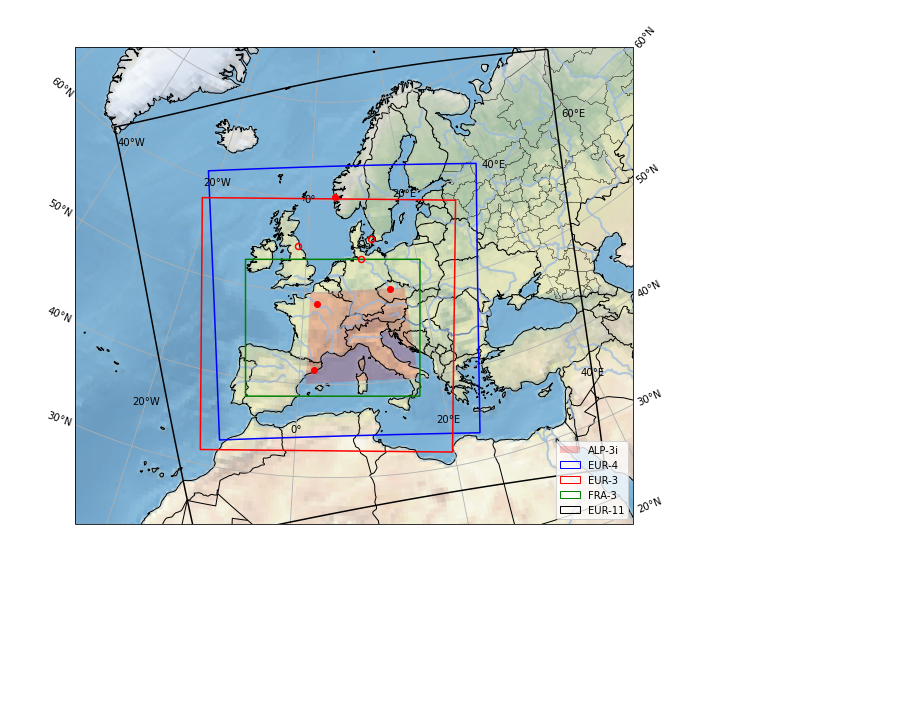
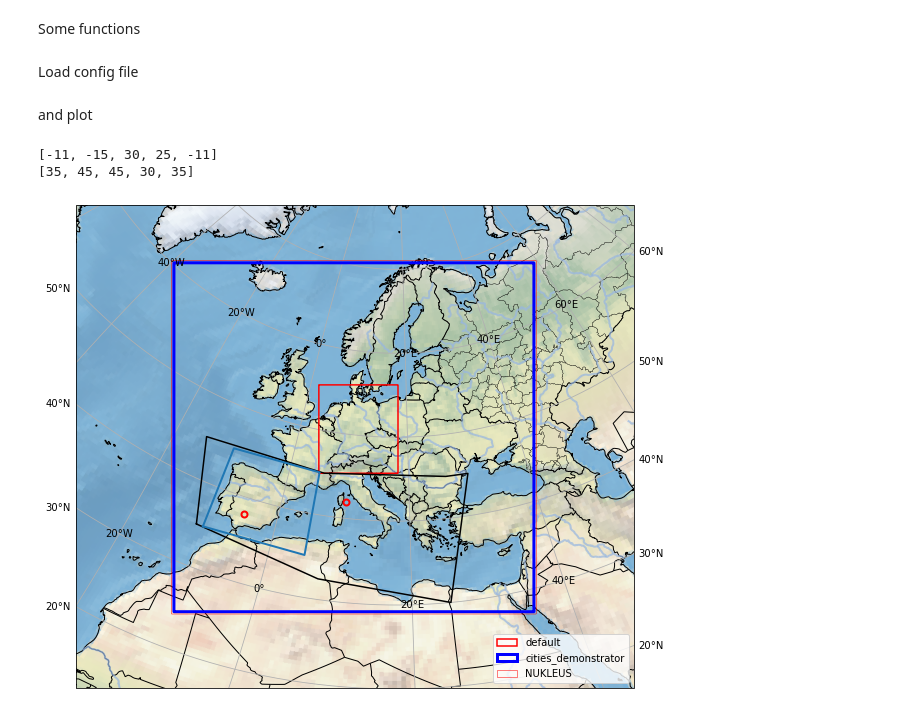
Before and after one commit to jesusff/domains, a Jupyter notebook: plot_domain.ipynb, the cells around one changed output. Saved outputs shown, nothing was run; the diff lists cells and outputs as text; code cells hidden in the pictures; blank space fills up the shorter version.

```diff
--- a/plot_domain.ipynb
+++ b/plot_domain.ipynb
@@ -22,3 +18,8 @@ cities_additional = ['Hamburg', 'Newcastle upon Tyne', 'Copenhagen']
+# %%
+# EUR-11 rotated lat-lon projection
+proj = ccrs.RotatedPole(pole_longitude=-162., pole_latitude=39.25, central_rotated_longitude=0)
+# %% [markdown]
+Some functions
 # %%
 def get_interior_borders(orog_file, dist=10):
   ds = xr.load_dataset(orog_file)
@@ -67,25 +98,29 @@ def plot_cities(axis, names, **kwargs):
+# %% [markdown]
+Load config file
+# %%
+with open('domains.yml', 'r') as f:
+    plot_data = yaml.safe_load(f)
+# %% [markdown]
+and plot
 # %%
 fig = plt.figure(figsize=(10,9))
 ax = fig.add_subplot(1, 1, 1, projection=proj)
 lonlat = ccrs.PlateCarree()
-ax.set_extent([-25, 40, 25, 73], crs=lonlat)
+ax.set_extent([-20, 45, 20, 75], crs=lonlat)
 ax.stock_img()
 ax.gridlines(draw_labels=True)
 ax.coastlines(resolution='50m')
 ax.add_feature(cfeature.BORDERS.with_scale('50m'), linewidth=1)
 ax.add_feature(cfeature.STATES.with_scale('50m'), linewidth=0.25)
 ax.add_feature(cfeature.RIVERS.with_scale('50m'), linewidth=2, alpha=0.7)
-proxy_artist = plot_minimal(ax, minimal_domain)
-
-col = {'EUR-4': 'blue', 'EUR-3': 'red', 'FRA-3': 'green'}
-doms = col.keys()
-for dom in doms:
-  plot_domain(ax, f'data/orog_{dom}-d01_fx.nc', col[dom], 20)
-# EUR-11
-plot_domain(ax, f'data/orog_EUR-11-d01_fx.nc', 'black', 10)
-ax.legend(proxy_artist, ['ALP-3i']+list(doms)+['EUR-11'], loc='lower right', fancybox=True)
-plot_cities(ax, cities_demonstrator, marker='o', color='r')
-plot_cities(ax, cities_additional, marker='o', color='r', mfc='none', mew=1.5)
-plt.show()
+proxy_artist = []
+legend_text = []
+for key in plot_data:
+  do_plot(ax, plot_data[key])
+  legend_text.append(key)
+ax.legend(proxy_artist, legend_text, loc='lower right', fancybox=True)
+plt.savefig(f'./EURO-CORDEX-CP-domains.png', dpi = 150)
 # %% [output]
+[-11, -15, 30, 25, -11]
+[35, 45, 45, 30, 35]
-[figure, old version]
+[figure, new version]
```
Also changed, not shown: parts of 9 cells of this notebook.
